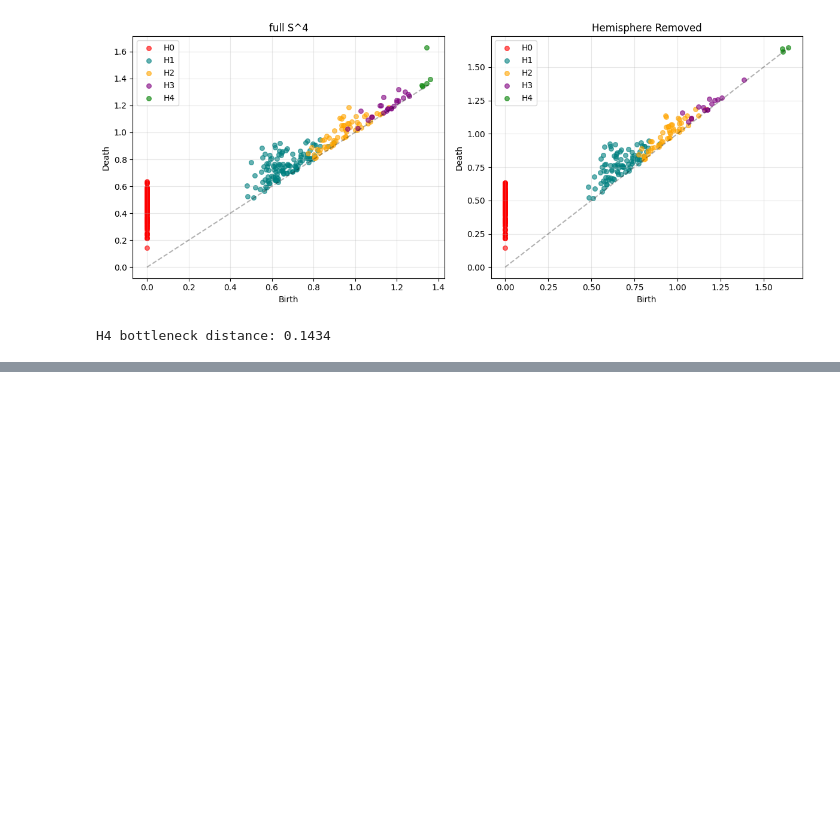
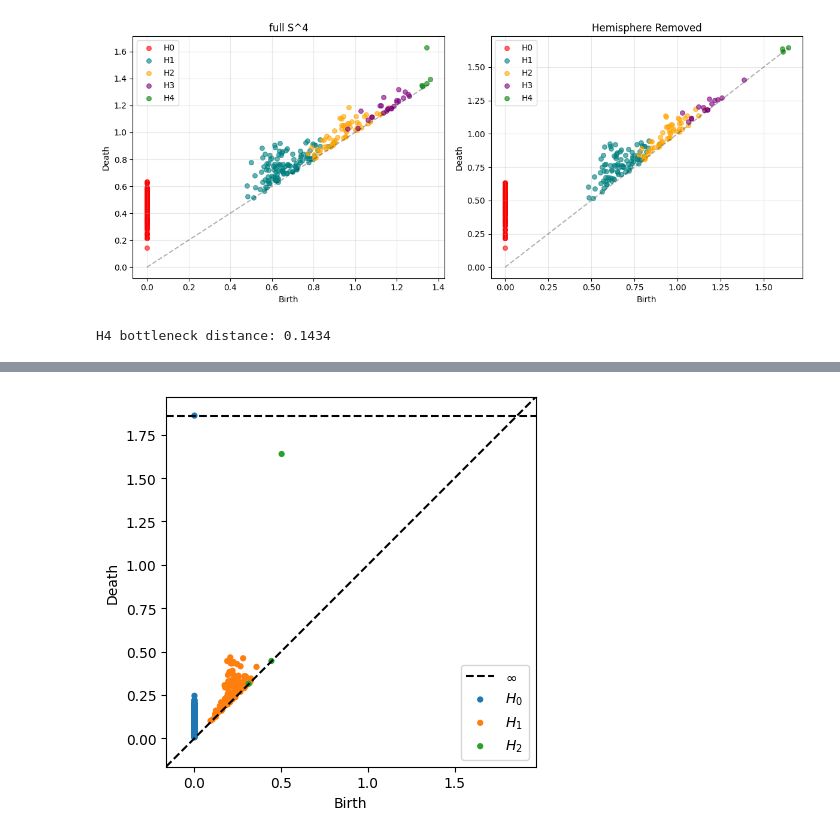
Before and after one commit to stevenpollack/weekend-tda, a Jupyter notebook: pilot.ipynb, the cells around one changed output, grey strips where cells are left out. Drawn from its saved outputs; the diff is of its cells as text; code cells hidden in the pictures; blank space fills up the shorter version.

Commit message:
add ripser for faster calculations

```diff
--- a/pilot.ipynb
+++ b/pilot.ipynb
@@ -244,3 +327,11 @@ print(f"H4 noise floor (full vs full, different seeds): {noise_floor:.4f}")
+# %%
+from ripser import ripser
+from persim import bottleneck, plot_diagrams
+
+dgms = ripser(pts, maxdim=2)['dgms']  # list of arrays per dim, no batch dim needed
+plot_diagrams(dgms, show=True)
+# %% [output]
+[figure, added]
 # %%
 # Sample uniformly on the 9-sphere in R^10
 n = 500
```
Also changed, not shown: parts of 3 cells of this notebook, 2 other files.
